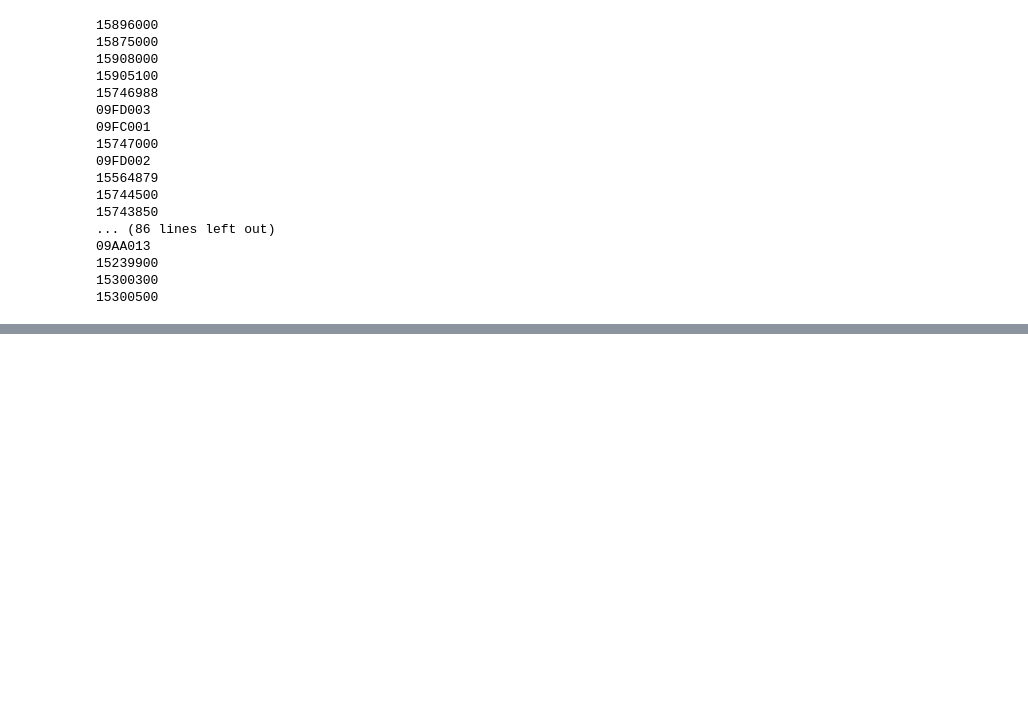
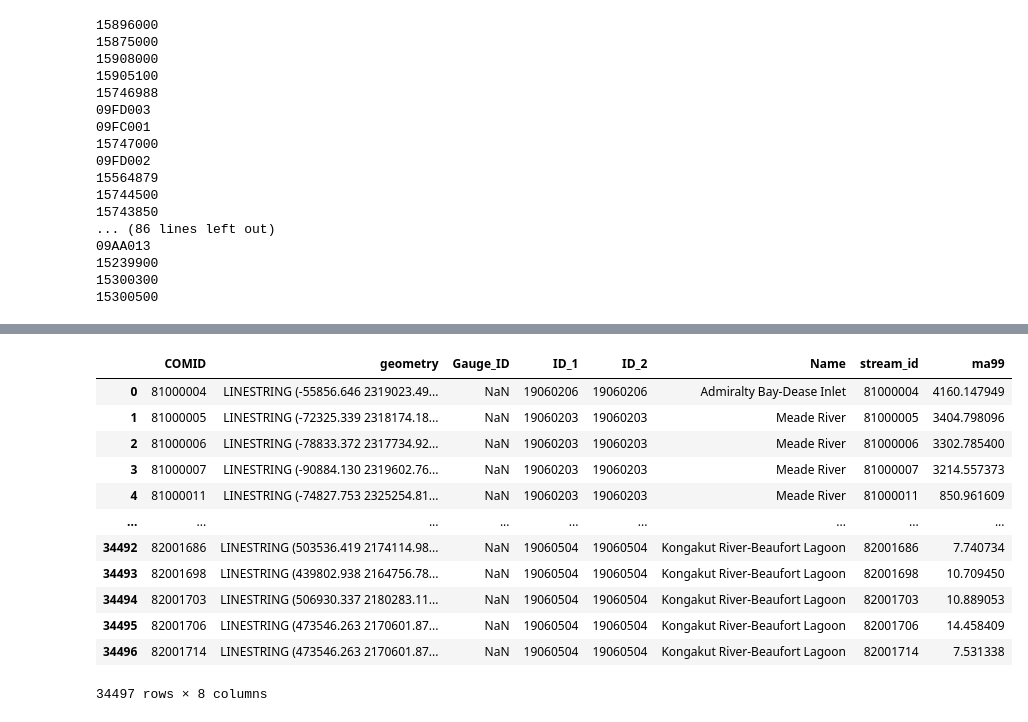
Before and after one commit to ua-snap/arctic_rivers, a Jupyter notebook: processing/shp/join_segments_gages_watersheds.ipynb, the cells around one changed output, grey strips where cells are left out. Cells and saved outputs as stored; diff of their text form; code cells hidden in the pictures; blank space fills up the shorter version.

Commit message:
drop subset nb; reorganize shapefiles; finish joining nb

```diff
--- a/processing/shp/join_segments_gages_watersheds.ipynb
+++ b/processing/shp/join_segments_gages_watersheds.ipynb
@@ -90,11 +31,10 @@ segments.plot()
 # %%
-# join gauge ID to segments using COMID
-# guard against missing COMIDs
-merged_gauges["COMID"] = merged_gauges["COMID"].astype(pd.Int64Dtype())
+# Join using COMID
+gages["COMID"] = gages["COMID"].astype(pd.Int64Dtype())
 segments_with_gauges = segments.merge(
-    merged_gauges[["ID", "COMID"]], left_on="COMID", right_on="COMID", how="left"
+    gages[["ID", "COMID"]], left_on="COMID", right_on="COMID", how="left"
 )
-# print the segments that have gauges
+# Show the segments that have gauges
 segments_with_gauges[segments_with_gauges["ID"].notnull()]
 # %% [output]
 |  | COMID | geometry | ID |
@@ -136,10 +78,9 @@ for segment in segments_with_gauges[segments_with_gauges["ID"].notnull()]["ID"]:
 # %%
-# find which watershed the segments are in
-# use the majority of the segment's geometry to determine which watershed it is in
-segments_with_watersheds = gpd.sjoin(
-    segments_with_gauges, merged_watersheds, how="left", predicate="intersects"
+# "Intersect" method uses the majority of the segment's geometry to determine which watershed it is in
+segments_with_gages_and_watersheds = gpd.sjoin(
+    segments_with_gauges, watersheds, how="left", predicate="intersects"
 )
-segments_with_watersheds
+segments_with_gages_and_watersheds
 # %% [output]
 |  | COMID | geometry | ID | index_right | ID_1 | ID_2 | Name |
 | 0 | 81000004 | LINESTRING (-55856.646 2319023.49... | NaN | 49.0 | 19060206 | 19060206 | Admiralty Bay-Dease Inlet |
@@ -155,11 +96,11 @@ segments_with_watersheds
 | 34207 | 82001714 | LINESTRING (473546.263 2170601.87... | NaN | 135.0 | 19060504 | 19060504 | Kongakut River-Beaufort Lagoon |
 34497 rows × 7 columns
 # %%
-# rename the gauge ID column
-segments_with_watersheds.rename(columns={"ID": "Gauge_ID"}, inplace=True)
-# drop the index_right column from the spatial join
-segments_with_watersheds.drop(columns=["index_right"], inplace=True)
-segments_with_watersheds
+# Rename the gauge ID column
+segments_with_gages_and_watersheds.rename(columns={"ID": "Gauge_ID"}, inplace=True)
+# Drop the index_right column from the spatial join
+segments_with_gages_and_watersheds.drop(columns=["index_right"], inplace=True)
+segments_with_gages_and_watersheds
 # %% [output]
 |  | COMID | geometry | Gauge_ID | ID_1 | ID_2 | Name |
 | 0 | 81000004 | LINESTRING (-55856.646 2319023.49... | NaN | 19060206 | 19060206 | Admiralty Bay-Dease Inlet |
@@ -176,0 +120,6 @@ segments_with_watersheds
+# %%
+# Get historical ma99 stat from un-Rasdafied MHIT netcdf
+# Convert to dataframe, with stream_id and ma99 as columns
+stats = xr.open_dataset("/beegfs/CMIP6/jdpaul3/arctic_rivers_data/mhit_indices_combined.nc")
+maf_stats = stats["ma99"].sel(era="1990-2021", model="historical", source="original_gcm", drop=True).to_dataframe().reset_index()
+maf_stats
@@ -176,0 +140,20 @@ segments_with_watersheds
+# %%
+# Join values to table via COMID / stream_id
+segments_with_gages_watersheds_and_maf = segments_with_gages_and_watersheds.merge(
+    maf_stats, left_on="COMID", right_on="stream_id", how="left"
+)
+segments_with_gages_watersheds_and_maf
+# %% [output]
+|  | COMID | geometry | Gauge_ID | ID_1 | ID_2 | Name | stream_id | ma99 |
+| 0 | 81000004 | LINESTRING (-55856.646 2319023.49... | NaN | 19060206 | 19060206 | Admiralty Bay-Dease Inlet | 81000004 | 4160.147949 |
+| 1 | 81000005 | LINESTRING (-72325.339 2318174.18... | NaN | 19060203 | 19060203 | Meade River | 81000005 | 3404.798096 |
+| 2 | 81000006 | LINESTRING (-78833.372 2317734.92... | NaN | 19060203 | 19060203 | Meade River | 81000006 | 3302.785400 |
+| 3 | 81000007 | LINESTRING (-90884.130 2319602.76... | NaN | 19060203 | 19060203 | Meade River | 81000007 | 3214.557373 |
+| 4 | 81000011 | LINESTRING (-74827.753 2325254.81... | NaN | 19060203 | 19060203 | Meade River | 81000011 | 850.961609 |
+| ... | ... | ... | ... | ... | ... | ... | ... | ... |
+| 34492 | 82001686 | LINESTRING (503536.419 2174114.98... | NaN | 19060504 | 19060504 | Kongakut River-Beaufort Lagoon | 82001686 | 7.740734 |
+| 34493 | 82001698 | LINESTRING (439802.938 2164756.78... | NaN | 19060504 | 19060504 | Kongakut River-Beaufort Lagoon | 82001698 | 10.709450 |
+| 34494 | 82001703 | LINESTRING (506930.337 2180283.11... | NaN | 19060504 | 19060504 | Kongakut River-Beaufort Lagoon | 82001703 | 10.889053 |
+| 34495 | 82001706 | LINESTRING (473546.263 2170601.87... | NaN | 19060504 | 19060504 | Kongakut River-Beaufort Lagoon | 82001706 | 14.458409 |
+| 34496 | 82001714 | LINESTRING (473546.263 2170601.87... | NaN | 19060504 | 19060504 | Kongakut River-Beaufort Lagoon | 82001714 | 7.531338 |
+34497 rows × 8 columns
```
Also changed, not shown: parts of 26 cells of this notebook, 51 other files.
